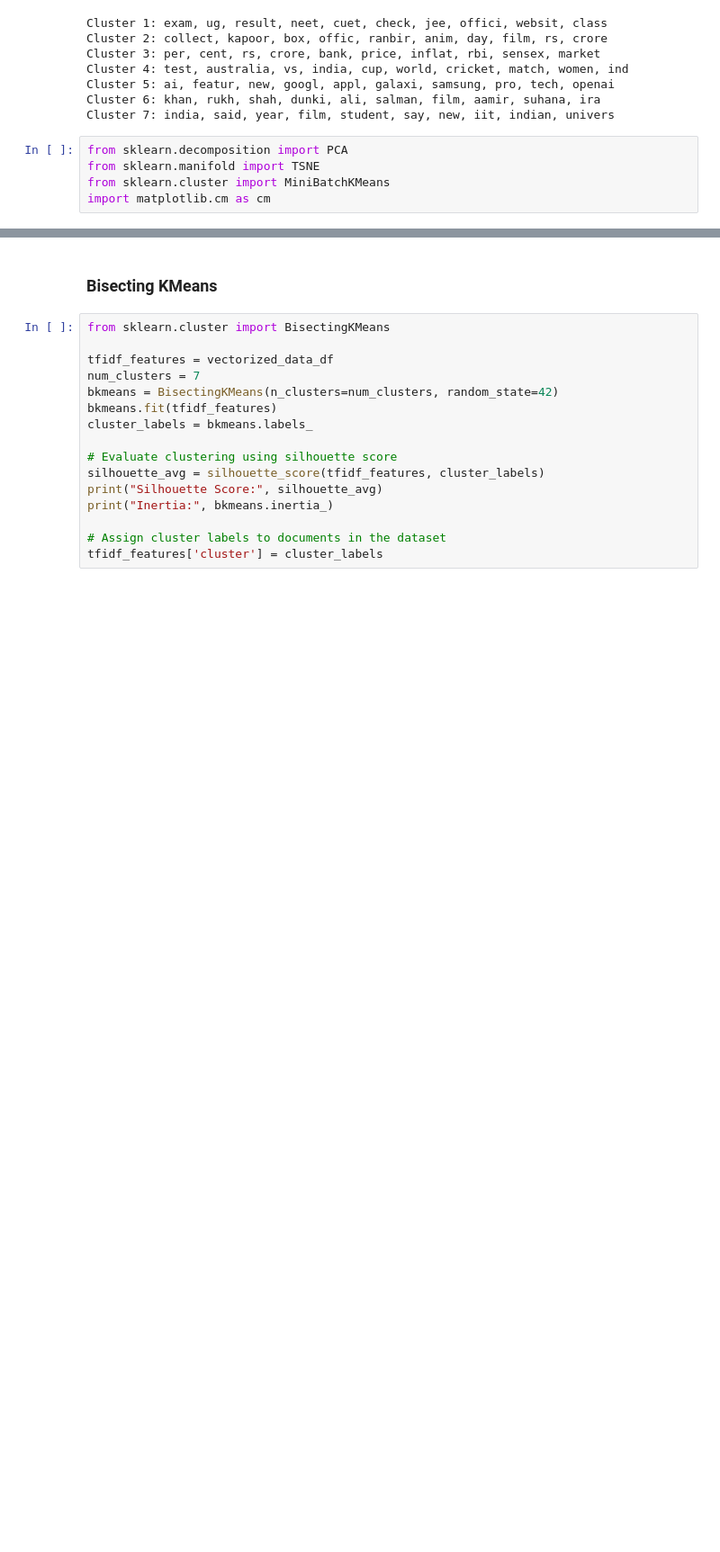
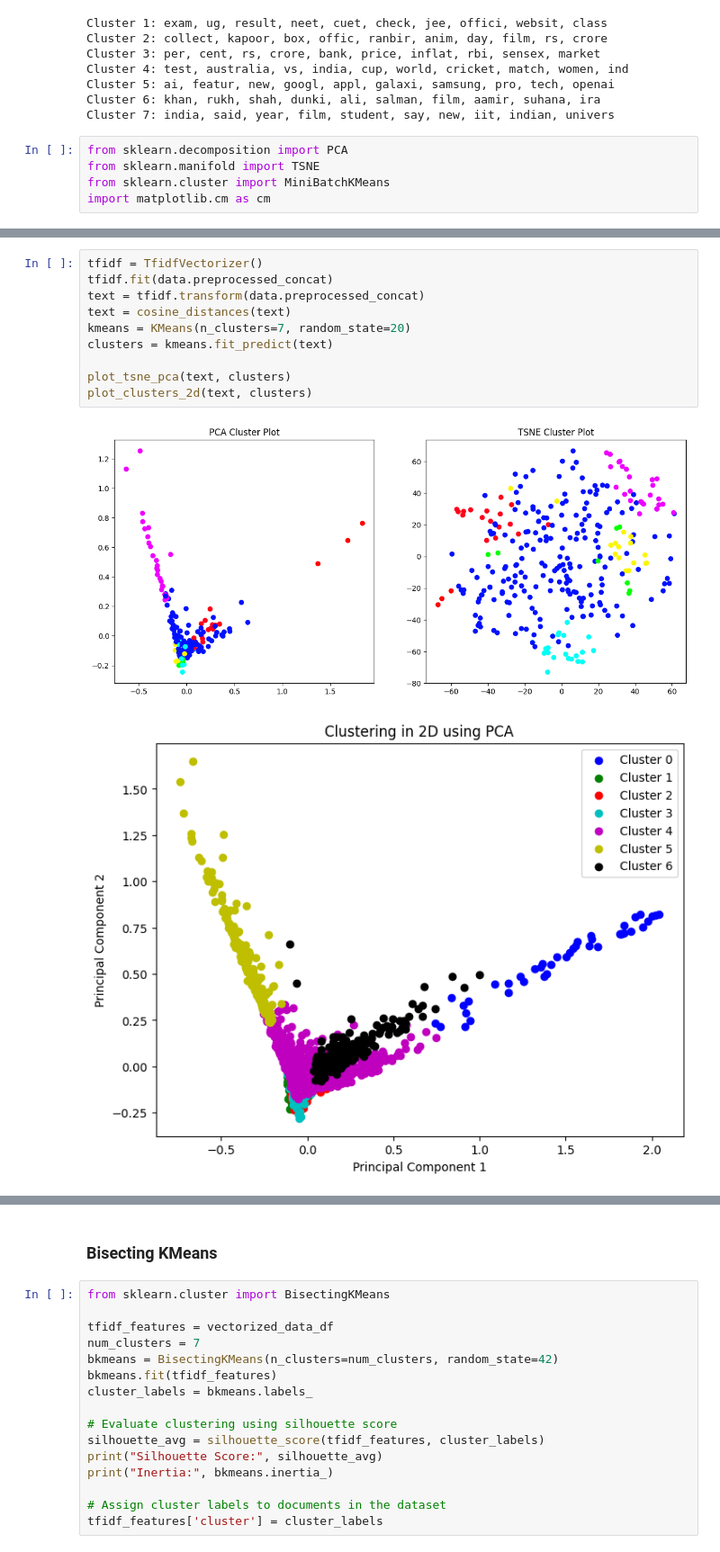
Before and after one commit to MaksimKarnaukh/DataMining, a Jupyter notebook: Assignment3/src/clustering.ipynb, the cells around one changed output, grey strips where cells are left out. Shown at 90% size. Saved outputs shown, nothing was run; the diff lists cells and outputs as text; blank space fills up the shorter version.

```diff
--- a/Assignment3/src/clustering.ipynb
+++ b/Assignment3/src/clustering.ipynb
@@ -300 +303,14 @@ plot_clusters_2d(text, clusters)
 [figure]
+# %%
+tfidf = TfidfVectorizer()
+tfidf.fit(data.preprocessed_concat)
+text = tfidf.transform(data.preprocessed_concat)
+text = cosine_distances(text)
+kmeans = KMeans(n_clusters=7, random_state=20)
+clusters = kmeans.fit_predict(text)
+
+plot_tsne_pca(text, clusters)
+plot_clusters_2d(text, clusters)
+# %% [output]
+[figure, added]
+[figure, added]
```
Also changed, not shown: parts of 6 cells of this notebook.
